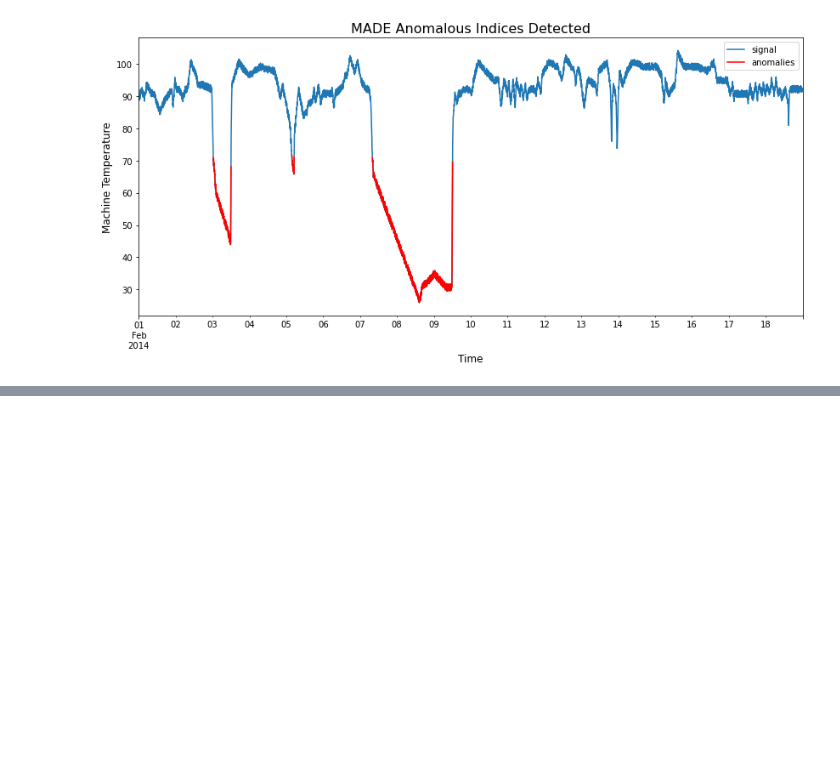
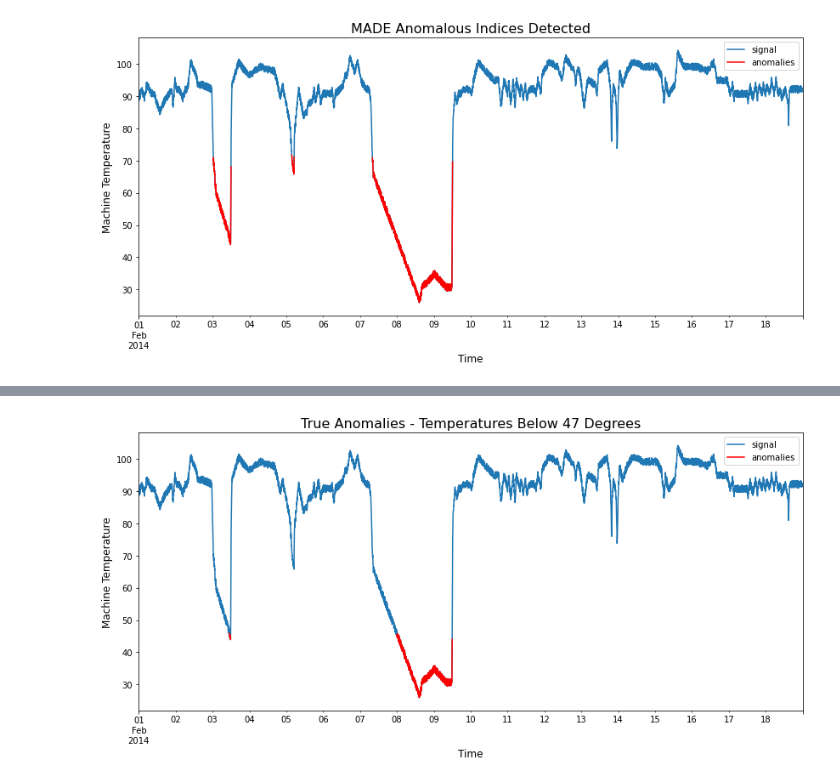
Before and after one commit to jgadbois17/Neural_Network_Versatility_Performance, a Jupyter notebook: notebooks/Anomaly Detection.ipynb, the cells around one changed output, grey strips where cells are left out. Saved outputs shown, nothing was run; the diff lists cells and outputs as text; code cells hidden in the pictures; blank space fills up the shorter version.

```diff
--- a/notebooks/Anomaly Detection.ipynb
+++ b/notebooks/Anomaly Detection.ipynb
@@ -318,0 +426,7 @@ plot.anomalies(signal_test, anoms, title='MADE Anomalous Indices Detected')
+# %%
+# true anomalies
+plot.anomalies(
+    signal_test, anoms_true, title='True Anomalies - Temperatures Below 47 Degrees'
+)
+# %% [output]
+[figure, added]
```
Also changed, not shown: parts of 33 cells of this notebook, 43 other files.
